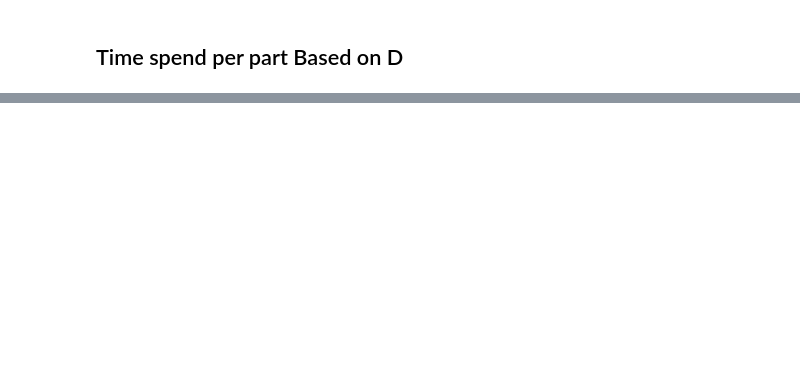
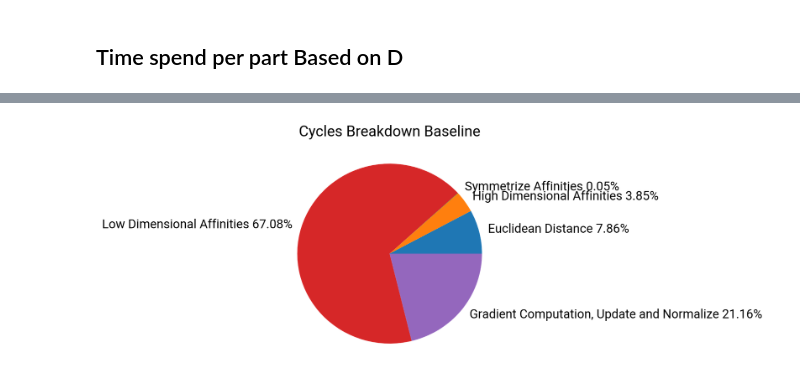
Before and after one commit to albertomontesg/fast-tsne, a Jupyter notebook: report/Report Calculations and Plots.ipynb, the cells around one changed output, grey strips where cells are left out. Cells and saved outputs as stored; diff of their text form; code cells hidden in the pictures; blank space fills up the shorter version.

```diff
--- a/report/Report Calculations and Plots.ipynb
+++ b/report/Report Calculations and Plots.ipynb
@@ -194,0 +429,24 @@ print(part1_2500, part2_2500, part3_2500)
+# %%
+functions_list = [
+    "Euclidean Distance",
+    "High Dimensional Affinities",
+    "Symmetrize Affinities",
+    "Low Dimensional Affinities",
+    "Gradient Computation, Update and Normalize"
+]
+
+# Compiler gcc and novec for baseline and scalar
+disp_names = list(functions_list)
+cycles_mean_baseline = baseline_gcc_novec["cycles"]
+split = cycles_mean_baseline[:,:-1] / cycles_mean_baseline[:,-1:]
+split = split.mean(axis=0)
+for i in range(len(split)):
+    disp_names[i] = disp_names[i] + " " + "%.2f"%(100*split[i]) + "%"
+
+mpl.rcParams['figure.figsize'] = (5, 5)
+_, t = plt.pie(split, labels = disp_names)
+plt.title("Cycles Breakdown Baseline")
+
+plt.show()
+# %% [output]
+[figure, added]
```
Also changed, not shown: parts of 18 cells of this notebook, 1 other file.
